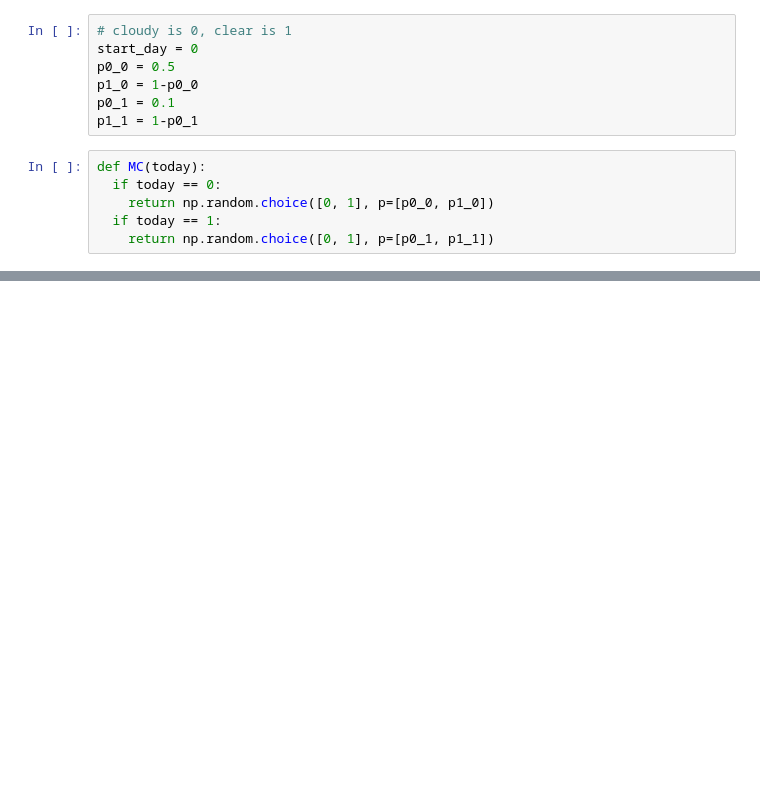
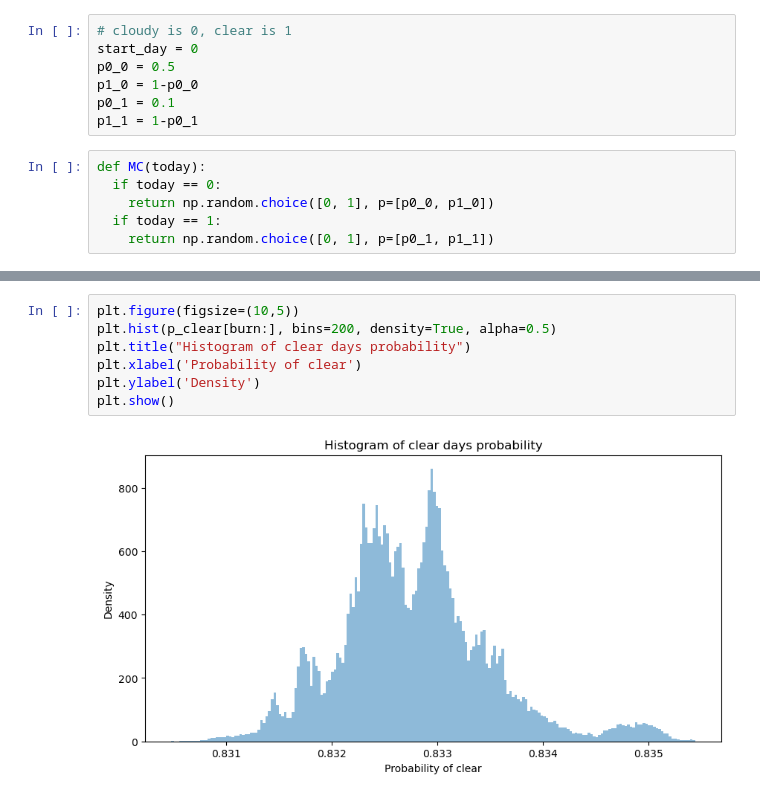
Before and after one commit to EmanuelaMenditto/astrostatistics_bicocca_2025, a Jupyter notebook: working/L10_MarkovChain.ipynb, the cells around one changed output, grey strips where cells are left out. Saved outputs shown, nothing was run; the diff lists cells and outputs as text; blank space fills up the shorter version.

```diff
--- a/working/L10_MarkovChain.ipynb
+++ b/working/L10_MarkovChain.ipynb
@@ -212,0 +93,9 @@ exp_p_clear+exp_p_cloudy
+# %%
+plt.figure(figsize=(10,5))
+plt.hist(p_clear[burn:], bins=200, density=True, alpha=0.5)
+plt.title("Histogram of clear days probability")
+plt.xlabel('Probability of clear')
+plt.ylabel('Density')
+plt.show()
+# %% [output]
+[figure, added]
```
Also changed, not shown: parts of 28 cells of this notebook.
